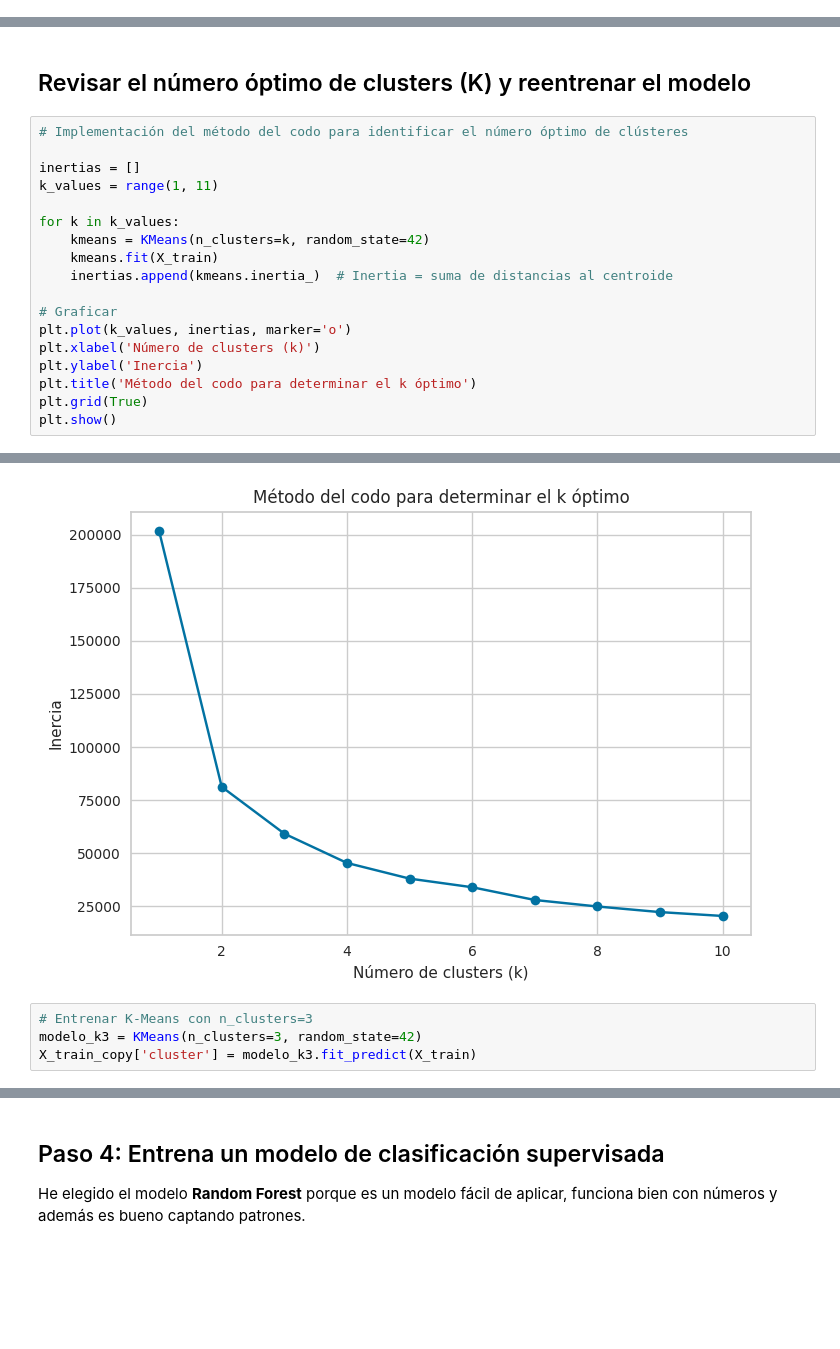
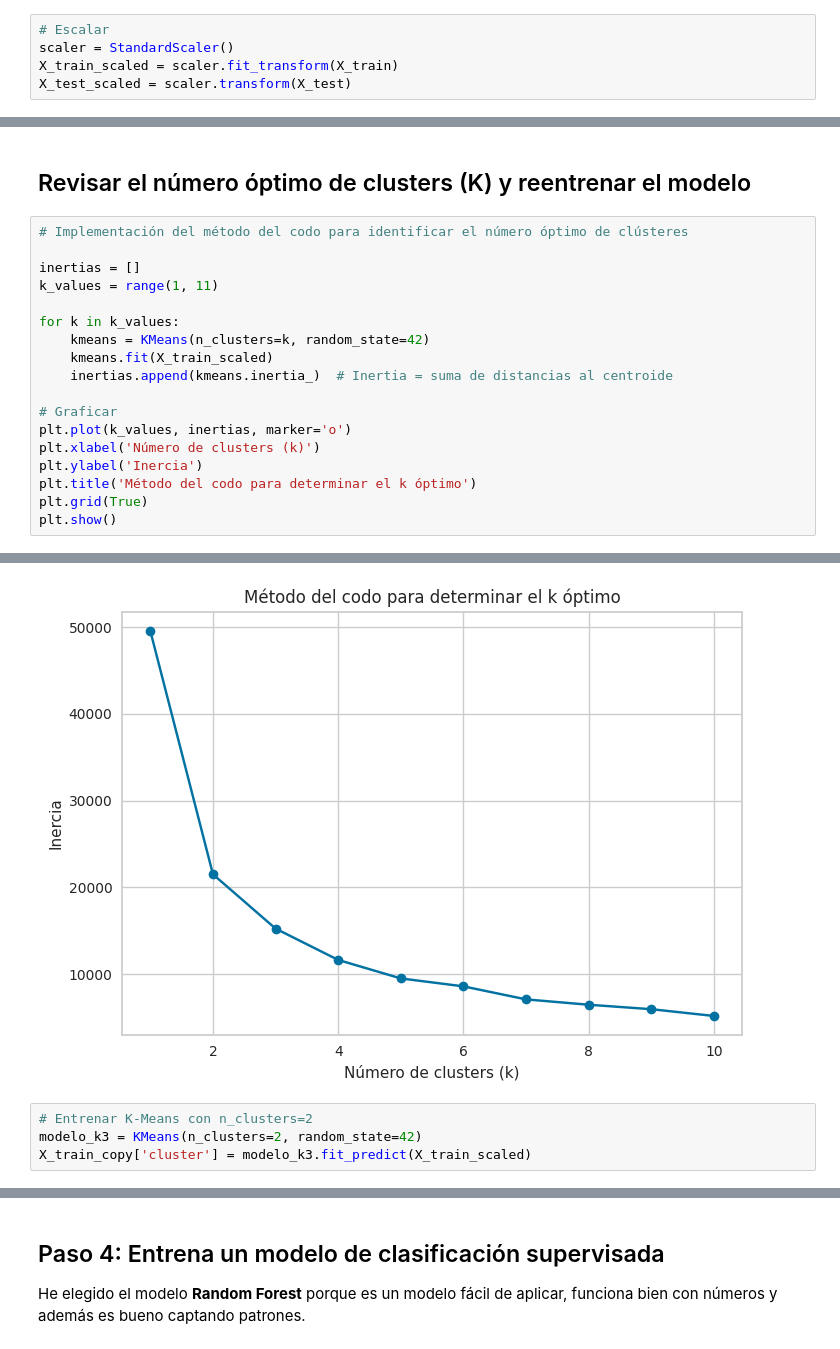
Before and after one commit to 4GeeksAcademy/samiamarante-K-Medias, a Jupyter notebook: src/explore.ipynb, the cells around one changed output, grey strips where cells are left out. Saved outputs shown, nothing was run; the diff lists cells and outputs as text; blank space fills up the shorter version.

```diff
--- a/src/explore.ipynb
+++ b/src/explore.ipynb
@@ -49,6 +50,11 @@ X_train.shape
 (16512, 3)
 # %% [markdown]
 ## Paso 2: Construye un K-Means
+# %%
+# Escalar
+scaler = StandardScaler()
+X_train_scaled = scaler.fit_transform(X_train)
+X_test_scaled = scaler.transform(X_test)
 # %%
 # Entrenar modelo K-Means con 6 clusters
 modelo = KMeans(n_clusters=6, random_state=42)
@@ -169,7 +183,7 @@ k_values = range(1, 11)
 
 for k in k_values:
     kmeans = KMeans(n_clusters=k, random_state=42)
-    kmeans.fit(X_train)
+    kmeans.fit(X_train_scaled)
     inertias.append(kmeans.inertia_)  # Inertia = suma de distancias al centroide
 
 # Graficar
@@ -196,11 +210,11 @@ findfont: Generic family 'sans-serif' not found because none of the following fa
 findfont: Generic family 'sans-serif' not found because none of the following families were found: Arial, Liberation Sans, Bitstream Vera Sans, sans-serif
 findfont: Generic family 'sans-serif' not found because none of the following families were found: Arial, Liberation Sans, Bitstream Vera Sans, sans-serif
 findfont: Generic family 'sans-serif' not found because none of the following families were found: Arial, Liberation Sans, Bitstream Vera Sans, sans-serif
 findfont: Generic family 'sans-serif' not found because none of the following families were found: Arial, Liberation Sans, Bitstream Vera Sans, sans-serif
-[figure, old version]
+[figure, new version]
 # %%
-# Entrenar K-Means con n_clusters=3
-modelo_k3 = KMeans(n_clusters=3, random_state=42)
-X_train_copy['cluster'] = modelo_k3.fit_predict(X_train)
+# Entrenar K-Means con n_clusters=2
+modelo_k3 = KMeans(n_clusters=2, random_state=42)
+X_train_copy['cluster'] = modelo_k3.fit_predict(X_train_scaled)
 # %%
 # Predice test
```
Also changed, not shown: parts of 19 cells of this notebook, 2 other files.
